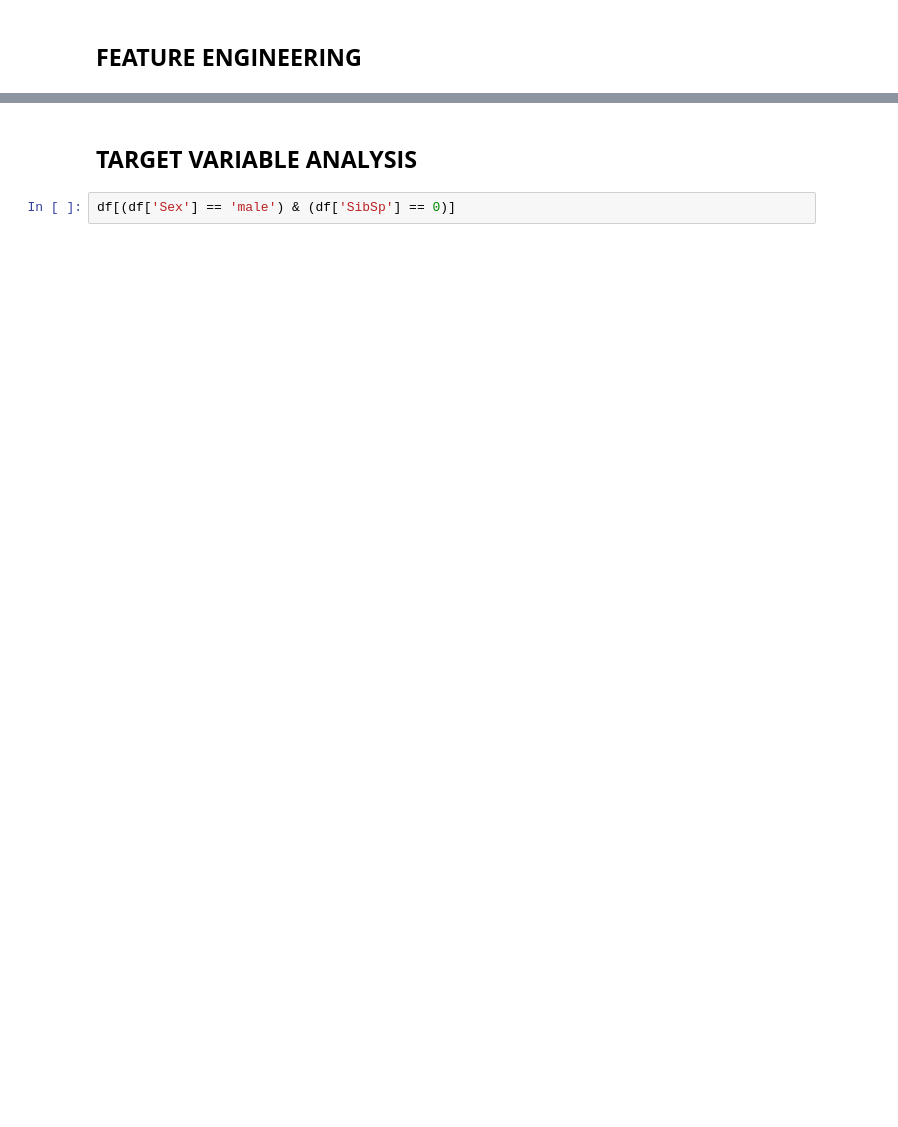
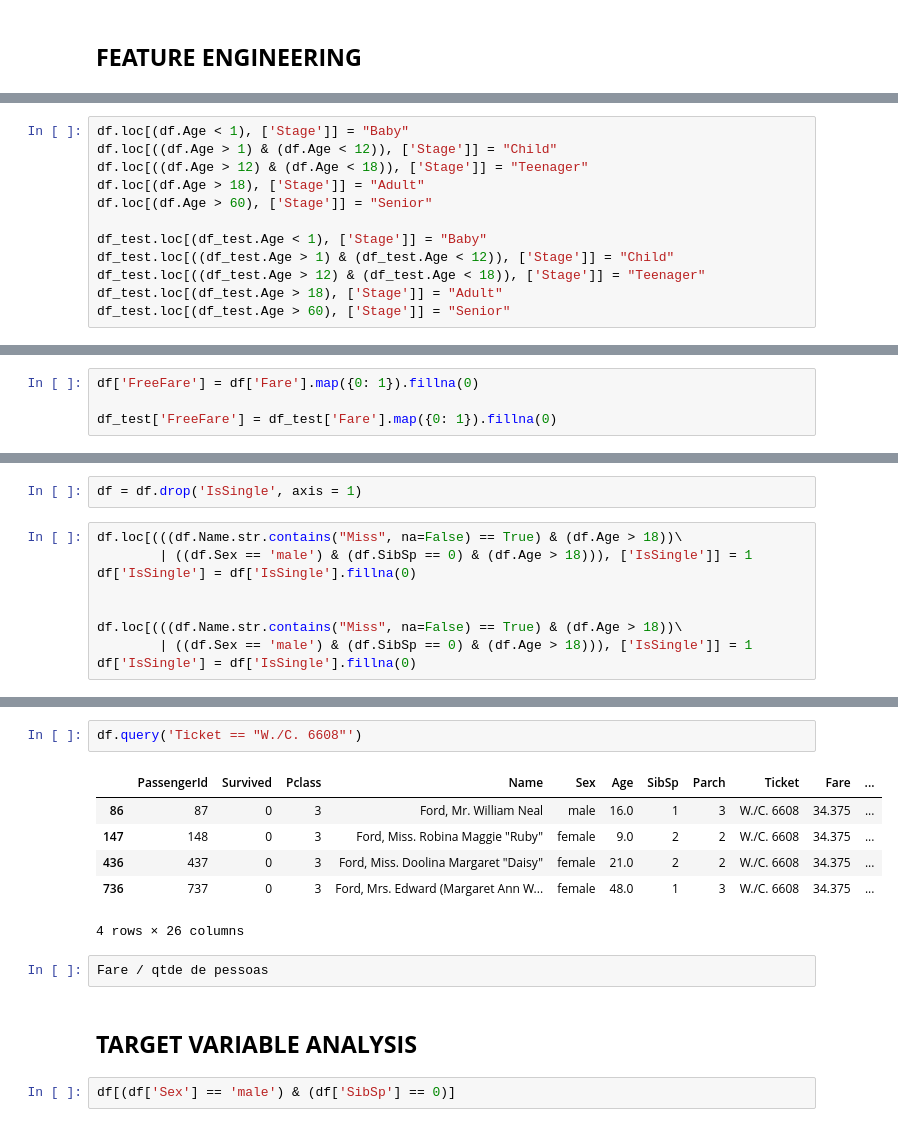
Before and after one commit to fabiogaldinho/Titanic-Classification, a Jupyter notebook: notebooks/02_EDA.ipynb, the cells around one changed output, grey strips where cells are left out. Saved outputs shown, nothing was run; the diff lists cells and outputs as text; blank space fills up the shorter version.

```diff
--- a/notebooks/02_EDA.ipynb
+++ b/notebooks/02_EDA.ipynb
@@ -337,0 +367,12 @@ df['IsSingle'] = df[df['Name'].str.contains("Miss", na=False)]
+# %%
+df.loc[(df.Age < 1), ['Stage']] = "Baby"
+df.loc[((df.Age > 1) & (df.Age < 12)), ['Stage']] = "Child"
+df.loc[((df.Age > 12) & (df.Age < 18)), ['Stage']] = "Teenager"
+df.loc[(df.Age > 18), ['Stage']] = "Adult"
+df.loc[(df.Age > 60), ['Stage']] = "Senior"
+
+df_test.loc[(df_test.Age < 1), ['Stage']] = "Baby"
+df_test.loc[((df_test.Age > 1) & (df_test.Age < 12)), ['Stage']] = "Child"
+df_test.loc[((df_test.Age > 12) & (df_test.Age < 18)), ['Stage']] = "Teenager"
+df_test.loc[(df_test.Age > 18), ['Stage']] = "Adult"
+df_test.loc[(df_test.Age > 60), ['Stage']] = "Senior"
@@ -337,0 +383,4 @@ df['IsSingle'] = df[df['Name'].str.contains("Miss", na=False)]
+# %%
+df['FreeFare'] = df['Fare'].map({0: 1}).fillna(0)
+
+df_test['FreeFare'] = df_test['Fare'].map({0: 1}).fillna(0)
@@ -337,0 +389,11 @@ df['IsSingle'] = df[df['Name'].str.contains("Miss", na=False)]
+# %%
+df = df.drop('IsSingle', axis = 1)
+# %%
+df.loc[(((df.Name.str.contains("Miss", na=False) == True) & (df.Age > 18))\
+        | ((df.Sex == 'male') & (df.SibSp == 0) & (df.Age > 18))), ['IsSingle']] = 1
+df['IsSingle'] = df['IsSingle'].fillna(0)
+
+
+df.loc[(((df.Name.str.contains("Miss", na=False) == True) & (df.Age > 18))\
+        | ((df.Sex == 'male') & (df.SibSp == 0) & (df.Age > 18))), ['IsSingle']] = 1
+df['IsSingle'] = df['IsSingle'].fillna(0)
@@ -338,3 +419,14 @@ df['IsSingle'] = df[df['Name'].str.contains("Miss", na=False)]
+# %%
+df.query('Ticket == "W./C. 6608"')
+# %% [output]
+|  | PassengerId | Survived | Pclass | Name | Sex | Age | SibSp | Parch | Ticket | Fare | ... |
+| 86 | 87 | 0 | 3 | Ford, Mr. William Neal | male | 16.0 | 1 | 3 | W./C. 6608 | 34.375 | ... |
+| 147 | 148 | 0 | 3 | Ford, Miss. Robina Maggie "Ruby" | female | 9.0 | 2 | 2 | W./C. 6608 | 34.375 | ... |
+| 436 | 437 | 0 | 3 | Ford, Miss. Doolina Margaret "Daisy" | female | 21.0 | 2 | 2 | W./C. 6608 | 34.375 | ... |
+| 736 | 737 | 0 | 3 | Ford, Mrs. Edward (Margaret Ann W... | female | 48.0 | 1 | 3 | W./C. 6608 | 34.375 | ... |
+4 rows × 26 columns
+# %%
+Fare / qtde de pessoas
 # %% [markdown]
 ## **TARGET VARIABLE ANALYSIS**
 # %%
```
Also changed, not shown: parts of 25 cells of this notebook.
